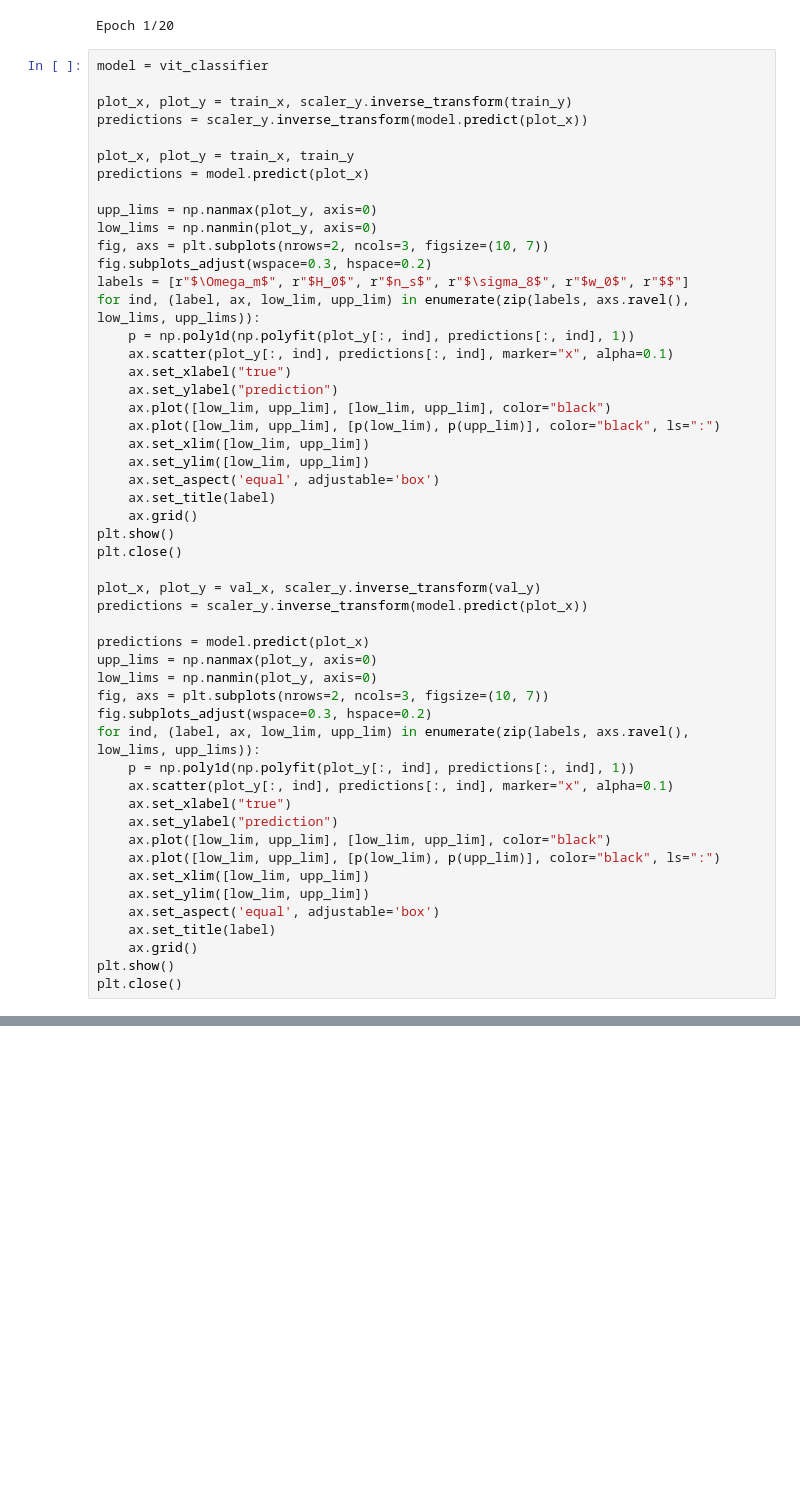
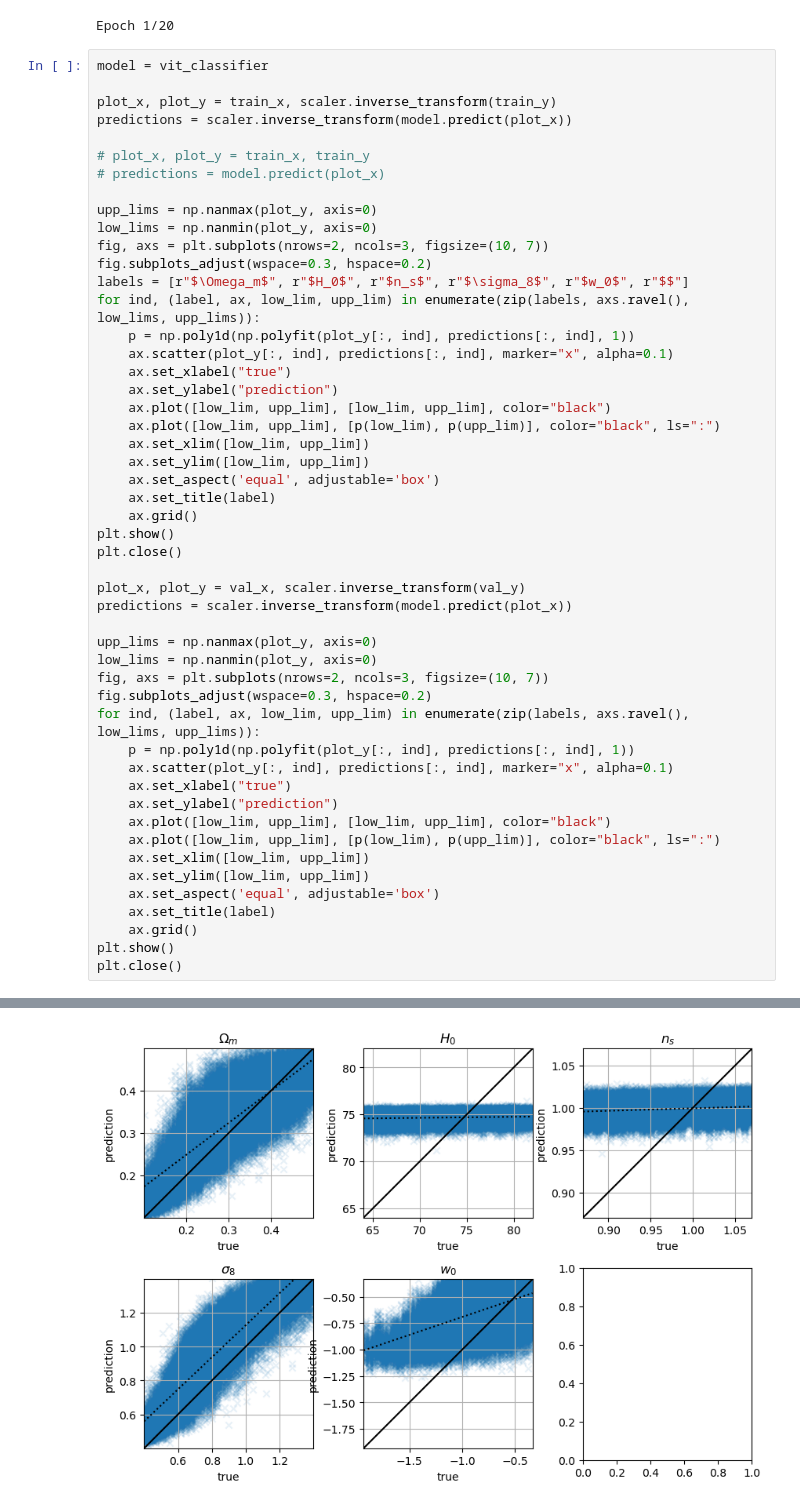
Before and after one commit to shubhagrawal30/ViT_weak_lensing, a Jupyter notebook: notebooks/image_classification_with_vision_transformer.ipynb, the cells around one changed output, grey strips where cells are left out. Drawn from its saved outputs; the diff is of its cells as text; blank space fills up the shorter version.

```diff
--- a/notebooks/image_classification_with_vision_transformer.ipynb
+++ b/notebooks/image_classification_with_vision_transformer.ipynb
@@ -266,11 +278,11 @@ Epoch 1/20
 # %%
 model = vit_classifier
 
-plot_x, plot_y = train_x, scaler_y.inverse_transform(train_y)
-predictions = scaler_y.inverse_transform(model.predict(plot_x))
+plot_x, plot_y = train_x, scaler.inverse_transform(train_y)
+predictions = scaler.inverse_transform(model.predict(plot_x))
 
-plot_x, plot_y = train_x, train_y
-predictions = model.predict(plot_x)
+# plot_x, plot_y = train_x, train_y
+# predictions = model.predict(plot_x)
 
 upp_lims = np.nanmax(plot_y, axis=0)
 low_lims = np.nanmin(plot_y, axis=0)
@@ -292,10 +304,9 @@ for ind, (label, ax, low_lim, upp_lim) in enumerate(zip(labels, axs.ravel(), low
 plt.show()
 plt.close()
 
-plot_x, plot_y = val_x, scaler_y.inverse_transform(val_y)
-predictions = scaler_y.inverse_transform(model.predict(plot_x))
+plot_x, plot_y = val_x, scaler.inverse_transform(val_y)
+predictions = scaler.inverse_transform(model.predict(plot_x))
 
-predictions = model.predict(plot_x)
 upp_lims = np.nanmax(plot_y, axis=0)
 low_lims = np.nanmin(plot_y, axis=0)
 fig, axs = plt.subplots(nrows=2, ncols=3, figsize=(10, 7))
@@ -314,3 +325,4 @@ for ind, (label, ax, low_lim, upp_lim) in enumerate(zip(labels, axs.ravel(), low
     ax.grid()
 plt.show()
 plt.close()
+# %% [output]
@@ -316,0 +330 @@ plt.close()
+[figure, added]
```
Also changed, not shown: parts of 7 cells of this notebook, 3 other files.
